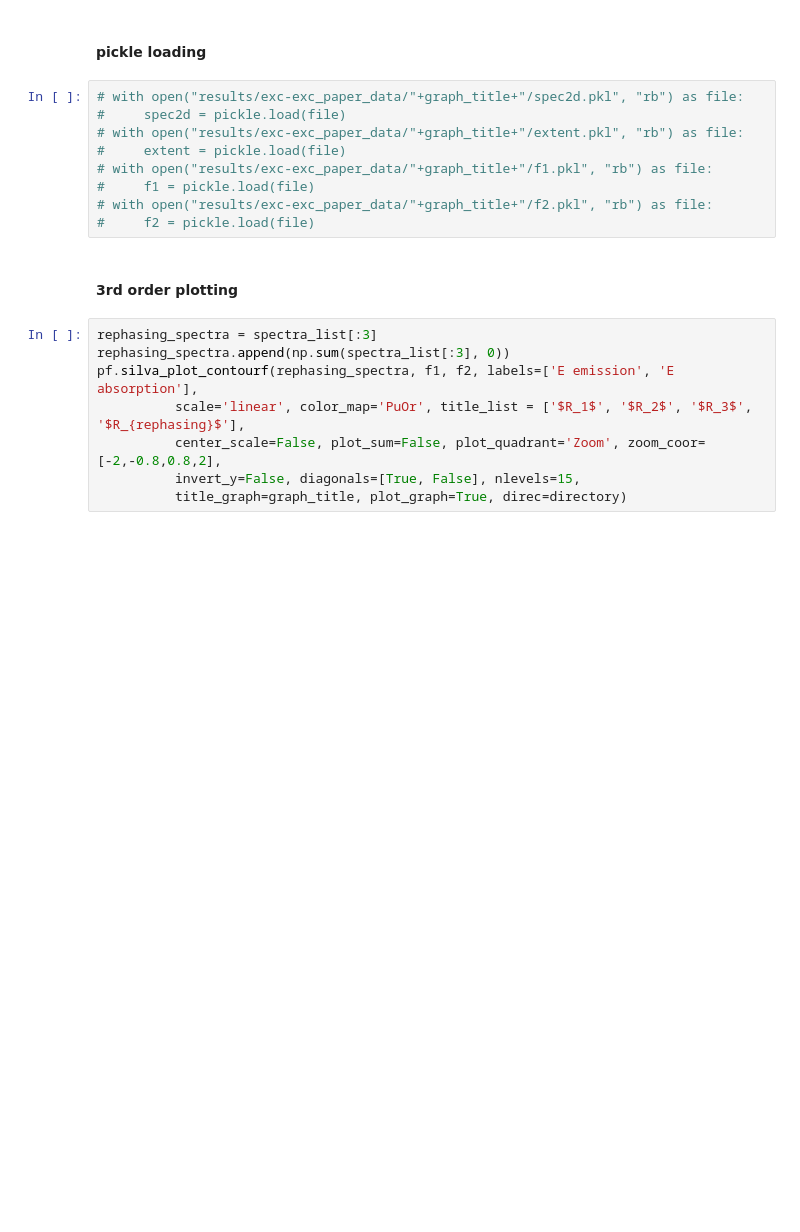
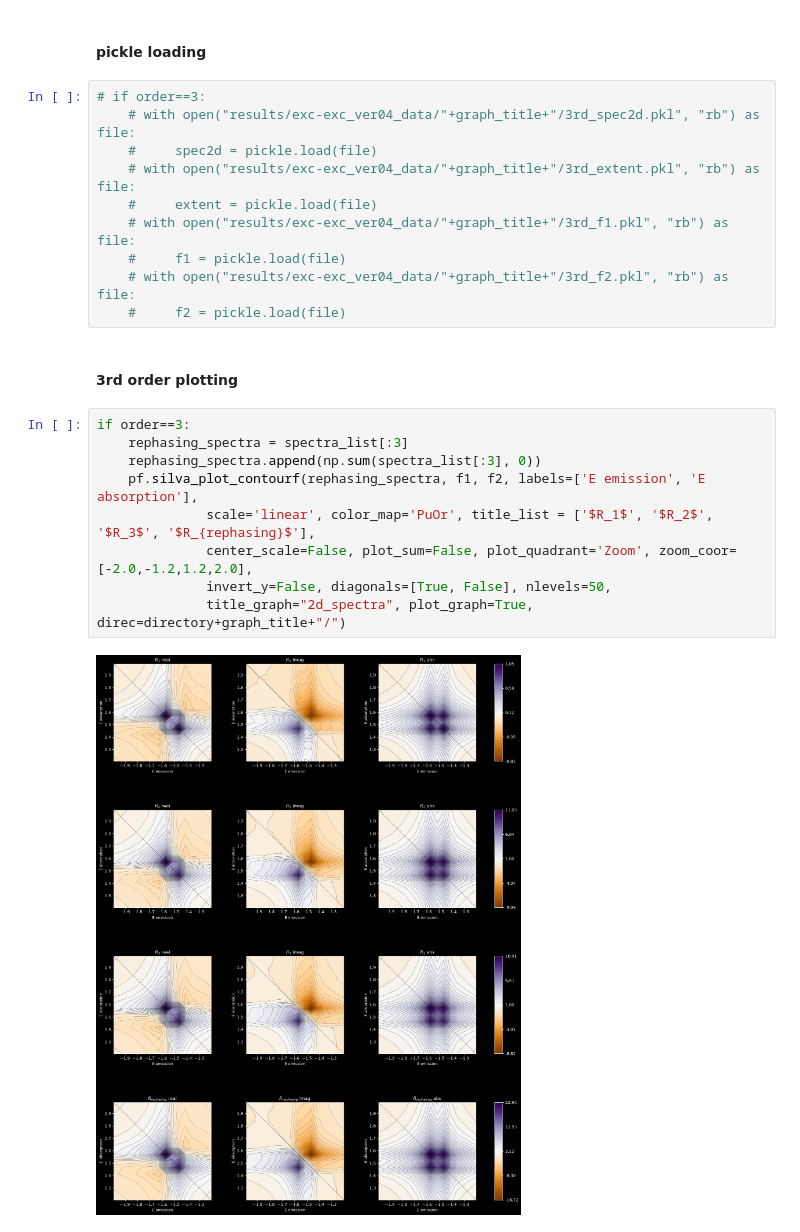
Before and after one commit to SilvaScience/QuDPy, a Jupyter notebook: my_tests/exc-exc ver04 k space.ipynb, the cells around one changed output. Drawn from its saved outputs; the diff is of its cells as text; blank space fills up the shorter version.

```diff
--- a/my_tests/exc-exc ver04 k space.ipynb
+++ b/my_tests/exc-exc ver04 k space.ipynb
@@ -410,21 +446,25 @@ finished setup stage
 # %% [markdown]
 #### pickle loading
 # %%
-# with open("results/exc-exc_paper_data/"+graph_title+"/spec2d.pkl", "rb") as file:
-#     spec2d = pickle.load(file)
-# with open("results/exc-exc_paper_data/"+graph_title+"/extent.pkl", "rb") as file:
-#     extent = pickle.load(file)
-# with open("results/exc-exc_paper_data/"+graph_title+"/f1.pkl", "rb") as file:
-#     f1 = pickle.load(file)
-# with open("results/exc-exc_paper_data/"+graph_title+"/f2.pkl", "rb") as file:
-#     f2 = pickle.load(file)
+# if order==3:
+    # with open("results/exc-exc_ver04_data/"+graph_title+"/3rd_spec2d.pkl", "rb") as file:
+    #     spec2d = pickle.load(file)
+    # with open("results/exc-exc_ver04_data/"+graph_title+"/3rd_extent.pkl", "rb") as file:
+    #     extent = pickle.load(file)
+    # with open("results/exc-exc_ver04_data/"+graph_title+"/3rd_f1.pkl", "rb") as file:
+    #     f1 = pickle.load(file)
+    # with open("results/exc-exc_ver04_data/"+graph_title+"/3rd_f2.pkl", "rb") as file:
+    #     f2 = pickle.load(file)
 # %% [markdown]
 #### 3rd order plotting
 # %%
-rephasing_spectra = spectra_list[:3]
-rephasing_spectra.append(np.sum(spectra_list[:3], 0))
-pf.silva_plot_contourf(rephasing_spectra, f1, f2, labels=['E emission', 'E absorption'],
-          scale='linear', color_map='PuOr', title_list = ['$R_1$', '$R_2$', '$R_3$', '$R_{rephasing}$'],
-          center_scale=False, plot_sum=False, plot_quadrant='Zoom', zoom_coor=[-2,-0.8,0.8,2],
-          invert_y=False, diagonals=[True, False], nlevels=15,
-          title_graph=graph_title, plot_graph=True, direc=directory)
+if order==3:
+    rephasing_spectra = spectra_list[:3]
+    rephasing_spectra.append(np.sum(spectra_list[:3], 0))
+    pf.silva_plot_contourf(rephasing_spectra, f1, f2, labels=['E emission', 'E absorption'],
+              scale='linear', color_map='PuOr', title_list = ['$R_1$', '$R_2$', '$R_3$', '$R_{rephasing}$'],
+              center_scale=False, plot_sum=False, plot_quadrant='Zoom', zoom_coor=[-2.0,-1.2,1.2,2.0],
+              invert_y=False, diagonals=[True, False], nlevels=50,
+              title_graph="2d_spectra", plot_graph=True, direc=directory+graph_title+"/")
+# %% [output]
+[figure, added]
```
Also changed, not shown: parts of 12 cells of this notebook, 1 other file.
